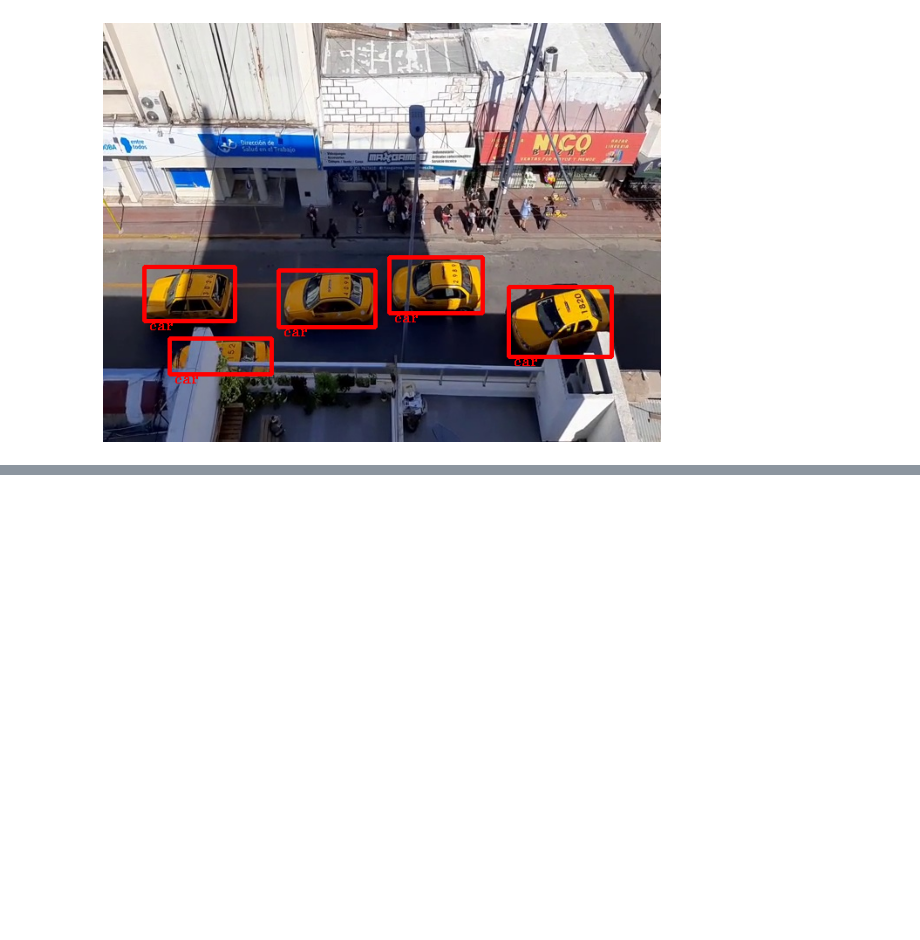
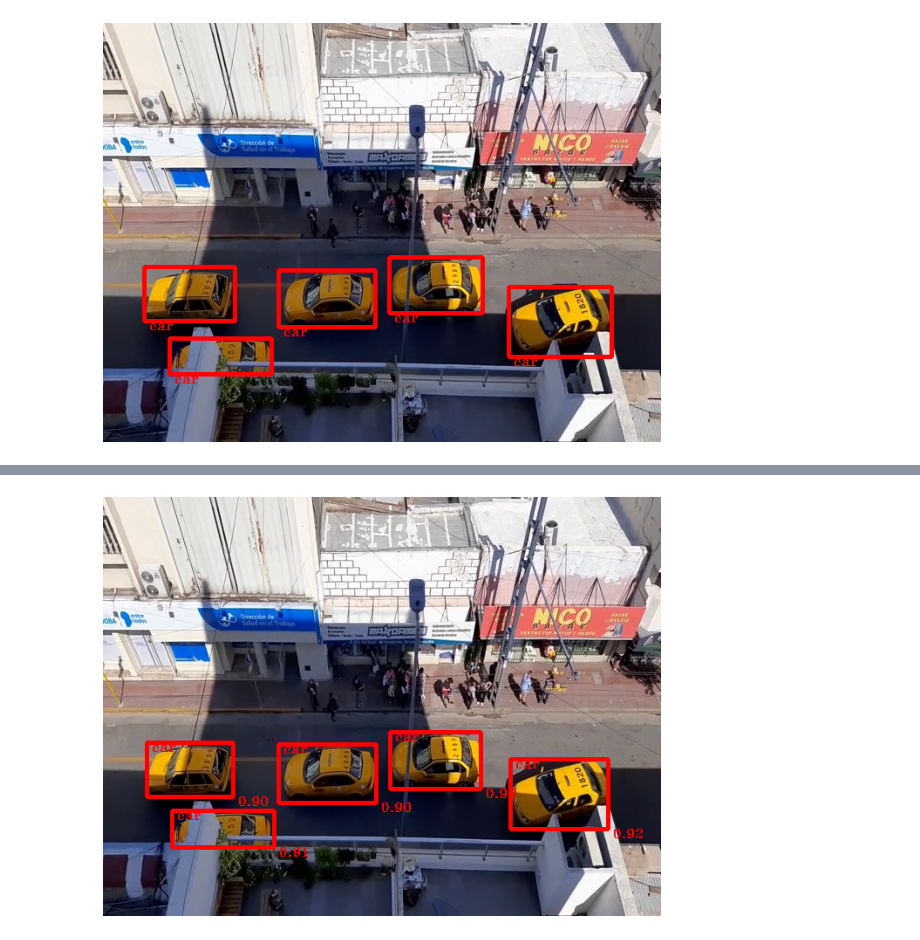
Before and after one commit to MaxiUlibarrie/cars-cv, a Jupyter notebook: notebooks/Experiments.ipynb, the cells around one changed output, grey strips where cells are left out. Cells and saved outputs as stored; diff of their text form; code cells hidden in the pictures; blank space fills up the shorter version.

Commit message:
V05 od model is working great

```diff
--- a/notebooks/Experiments.ipynb
+++ b/notebooks/Experiments.ipynb
@@ -133,0 +137,3 @@ show_img_annotations("frame_0200.jpeg")
+# %%
+weights = "../models_deploy/V05/best.pt"
+model = torch.hub.load('ultralytics/yolov5', 'custom', weights)
@@ -133,0 +147,5 @@ show_img_annotations("frame_0200.jpeg")
+# %%
+img_test = "train/frame_0200.jpeg"
+# %%
+results = model(img_test).pandas().xyxy[0]
+results
@@ -133,0 +160,26 @@ show_img_annotations("frame_0200.jpeg")
+# %%
+def show_img_predictions(frame_path, annotations, max_conf):
+    img = cv2.imread(frame_path)
+    font = cv2.FONT_HERSHEY_TRIPLEX
+    img_example = img.copy()
+
+    for i, d in annotations.iterrows():
+        if d['confidence'] >= max_conf:
+            xmin, ymin, xmax, ymax = d["xmin"], d["ymin"], d["xmax"], d["ymax"]
+
+            pt1 = int(xmin), int(ymin)
+            pt2 = int(xmax), int(ymax)
+            img_example = cv2.rectangle(img_example, pt1, pt2, (0, 0, 255), 3)
+
+            pt_text = pt1[0] + 5, pt1[1] + 10
+            img_example = cv2.putText(img_example, d["name"], pt_text, font, 0.5, (0, 0, 255))
+
+            confidence_label = f"{d['confidence']:.2f}"
+            pt_conf = pt2[0] + 5, pt2[1] + 10
+            img_example = cv2.putText(img_example, confidence_label, pt_conf, font, 0.5, (0, 0, 255))
+
+    display_cv2_img(img_example)
+# %%
+show_img_predictions(img_test, results, 0.5)
+# %% [output]
+[figure, added]
```
Also changed, not shown: parts of 5 cells of this notebook, 4 other files.
